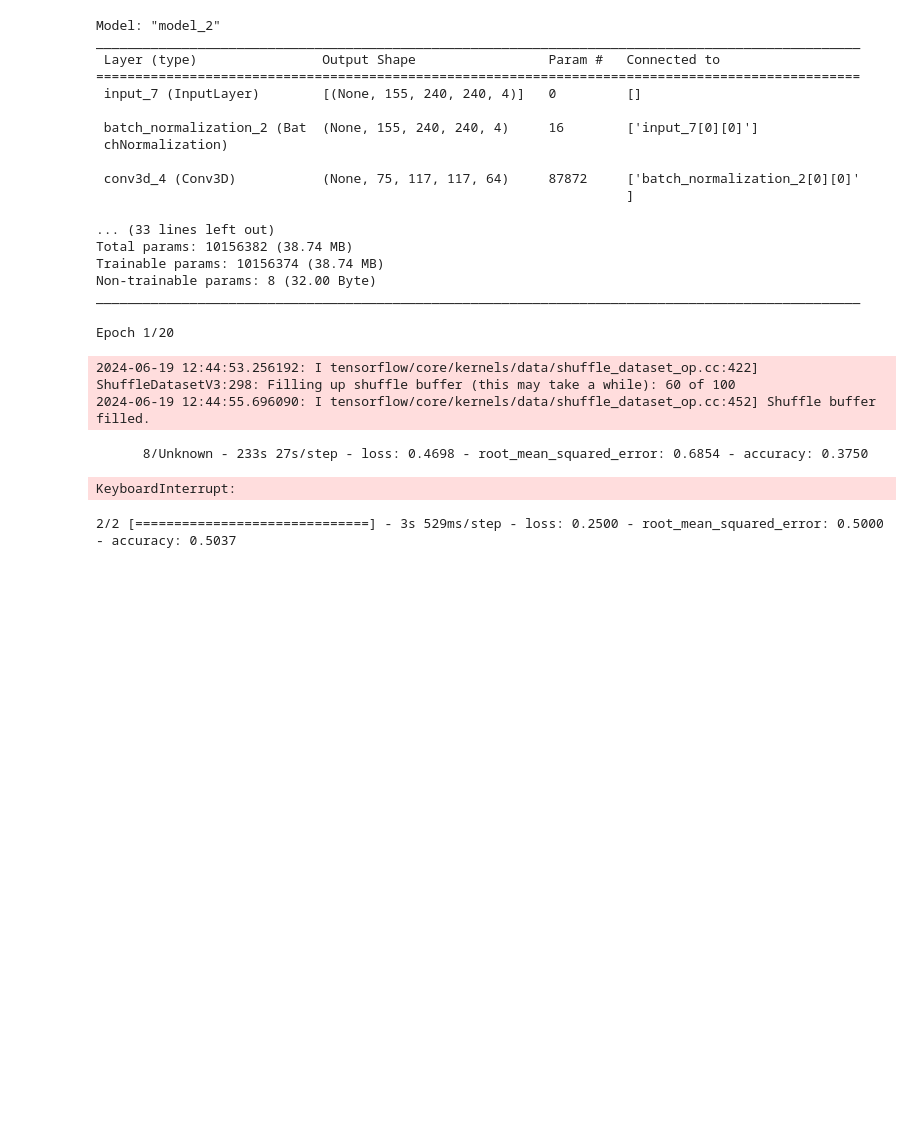
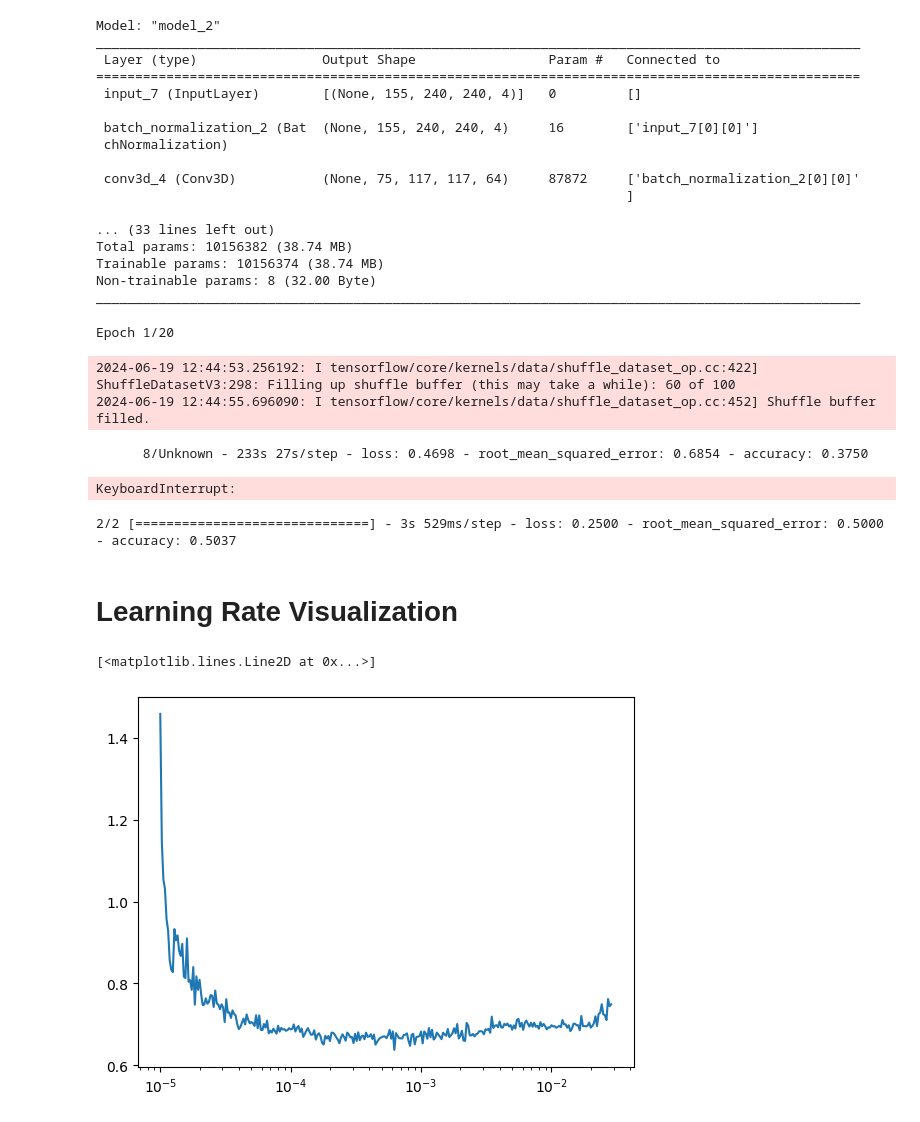
Before and after one commit to LennartPhil/Brain_Mets_Classification, a Jupyter notebook: notebooks/testing/tfr_testing_station.ipynb, the cells around one changed output. Cells and saved outputs as stored; diff of their text form; code cells hidden in the pictures; blank space fills up the shorter version.

Commit message:
adds the visualization of the training history

```diff
--- a/notebooks/testing/tfr_testing_station.ipynb
+++ b/notebooks/testing/tfr_testing_station.ipynb
@@ -466,3 +467,14 @@ KeyboardInterrupt:
 score = model.evaluate(test_data)
 # %% [output]
 2/2 [==============================] - 3s 529ms/step - loss: 0.2500 - root_mean_squared_error: 0.5000 - accuracy: 0.5037
+# %% [markdown]
+# Learning Rate Visualization
+# %%
+path_to_np = "/Users/LennartPhilipp/Desktop/history.npy"
+
+history = np.load(path_to_np, allow_pickle=True).item()
+
+plt.semilogx(history["lr"], history["loss"])
+# %% [output]
+[<matplotlib.lines.Line2D at 0x...>]
+[figure, added]
```
Also changed, not shown: parts of 2 cells of this notebook.
